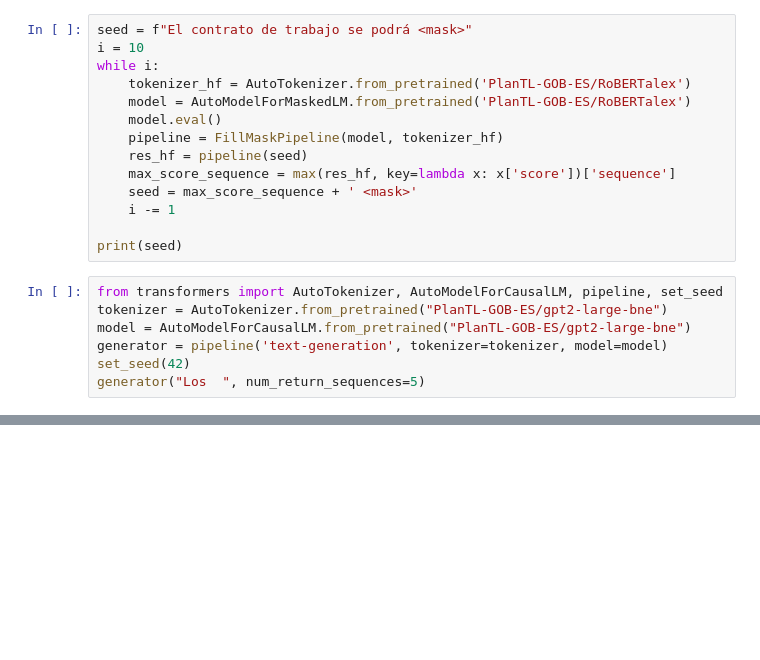
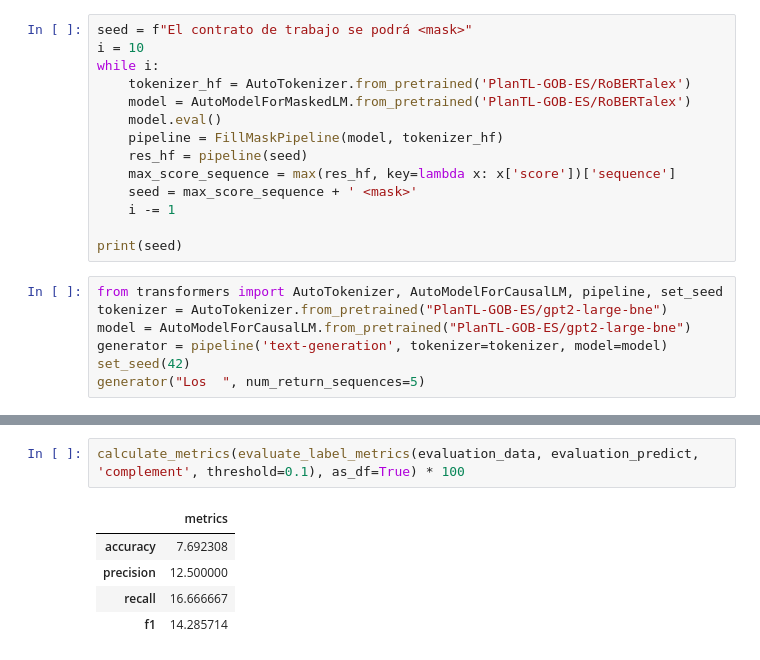
Before and after one commit to gabyarte/event-extraction-small-corpus, a Jupyter notebook: notebooks/02_gpt_for_event_extraction.ipynb, the cells around one changed output, grey strips where cells are left out. Cells and saved outputs as stored; diff of their text form; blank space fills up the shorter version.

```diff
--- a/notebooks/02_gpt_for_event_extraction.ipynb
+++ b/notebooks/02_gpt_for_event_extraction.ipynb
@@ -145,0 +304,8 @@ generator("Los  ", num_return_sequences=5)
+# %%
+calculate_metrics(evaluate_label_metrics(evaluation_data, evaluation_predict, 'complement', threshold=0.1), as_df=True) * 100
+# %% [output]
+|  | metrics |
+| accuracy | 7.692308 |
+| precision | 12.500000 |
+| recall | 16.666667 |
+| f1 | 14.285714 |
```
Also changed, not shown: parts of 26 cells of this notebook, 4 other files.
